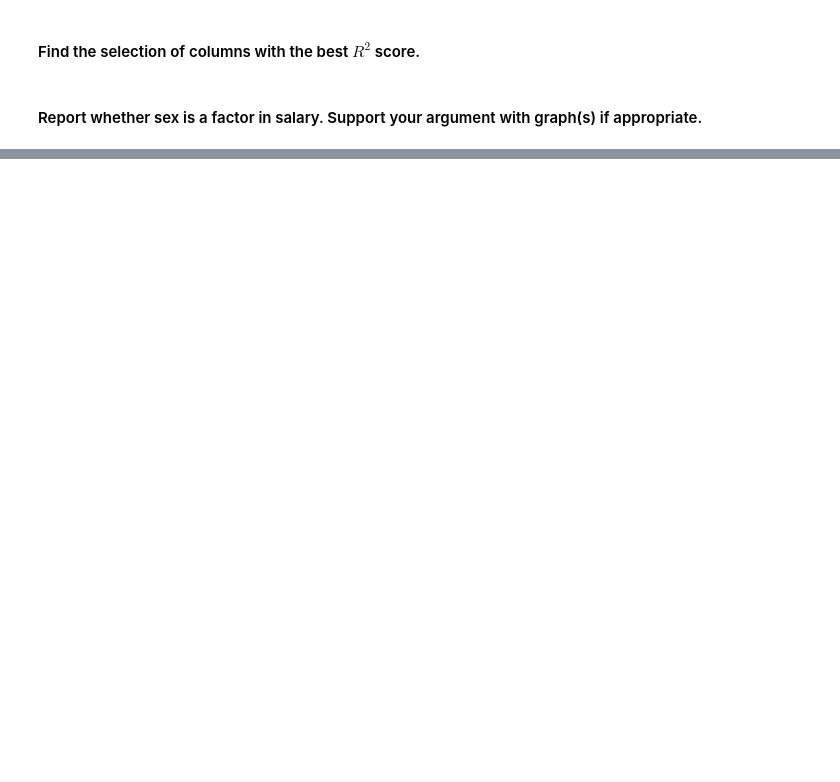
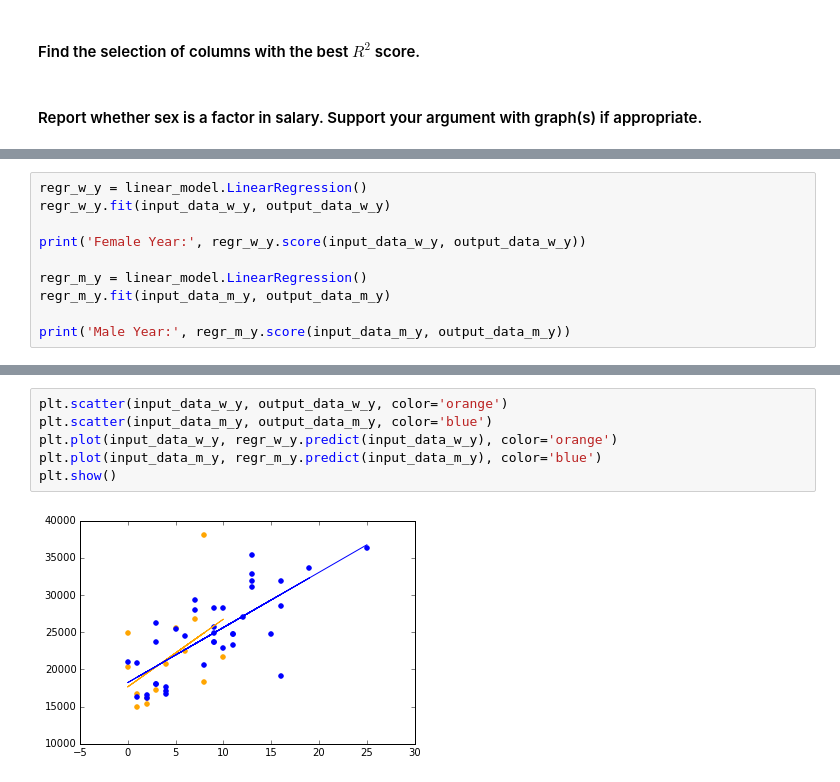
Before and after one commit to TylerKotkin/linear-regression, a Jupyter notebook: simple-linear-regression.ipynb, the cells around one changed output, grey strips where cells are left out. Cells and saved outputs as stored; diff of their text form; blank space fills up the shorter version.

```diff
--- a/simple-linear-regression.ipynb
+++ b/simple-linear-regression.ipynb
@@ -251,0 +291,10 @@ There is a higher $R^2$ score between the salary the male professors are paid an
+# %%
+regr_w_y = linear_model.LinearRegression()
+regr_w_y.fit(input_data_w_y, output_data_w_y)
+
+print('Female Year:', regr_w_y.score(input_data_w_y, output_data_w_y))
+
+regr_m_y = linear_model.LinearRegression()
+regr_m_y.fit(input_data_m_y, output_data_m_y)
+
+print('Male Year:', regr_m_y.score(input_data_m_y, output_data_m_y))
@@ -251,0 +347,8 @@ There is a higher $R^2$ score between the salary the male professors are paid an
+# %%
+plt.scatter(input_data_w_y, output_data_w_y, color='orange')
+plt.scatter(input_data_m_y, output_data_m_y, color='blue')
+plt.plot(input_data_w_y, regr_w_y.predict(input_data_w_y), color='orange')
+plt.plot(input_data_m_y, regr_m_y.predict(input_data_m_y), color='blue')
+plt.show()
+# %% [output]
+[figure, added]
```
Also changed, not shown: parts of 17 cells of this notebook.
